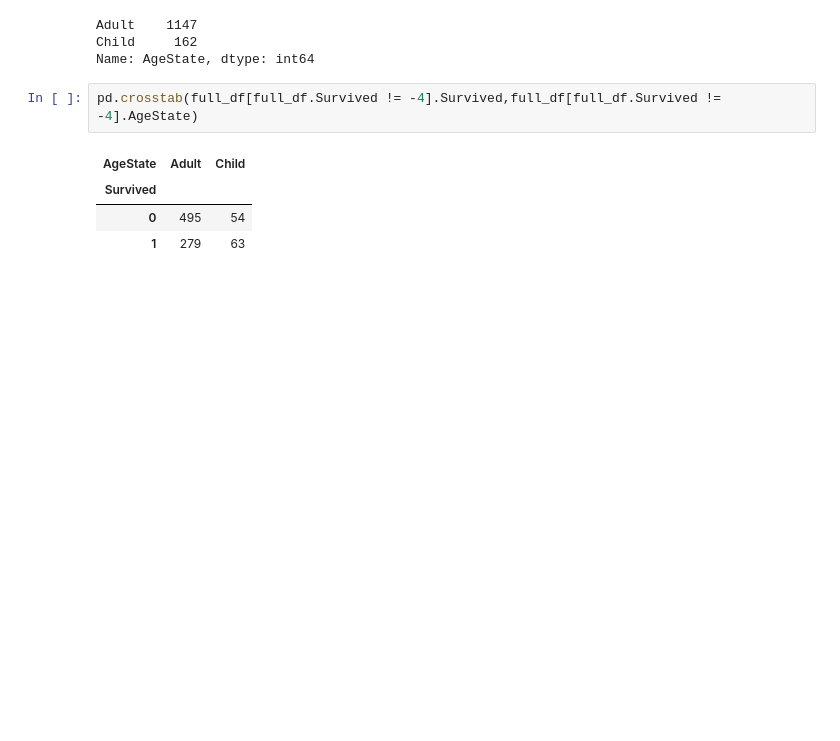
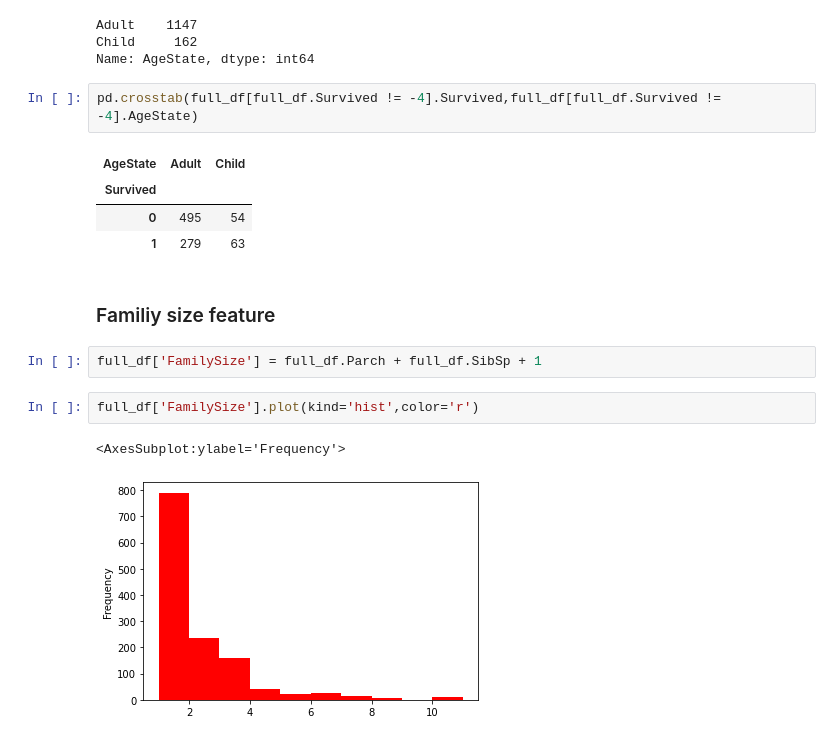
Before and after one commit to Hariru4/titanic_challenge, a Jupyter notebook: Notebooks/1.0_data_exploration.ipynb, the cells around one changed output. Drawn from its saved outputs; the diff is of its cells as text; blank space fills up the shorter version.

```diff
--- a/Notebooks/1.0_data_exploration.ipynb
+++ b/Notebooks/1.0_data_exploration.ipynb
@@ -618,3 +618,12 @@ pd.crosstab(full_df[full_df.Survived != -4].Survived,full_df[full_df.Survived !=
 | Survived |  |  |
 | 0 | 495 | 54 |
 | 1 | 279 | 63 |
+# %% [markdown]
+### Familiy size feature
+# %%
+full_df['FamilySize'] = full_df.Parch + full_df.SibSp + 1
+# %%
+full_df['FamilySize'].plot(kind='hist',color='r')
+# %% [output]
+<AxesSubplot:ylabel='Frequency'>
+[figure, added]
```
Also changed, not shown: parts of 30 cells of this notebook, 2 other files.
